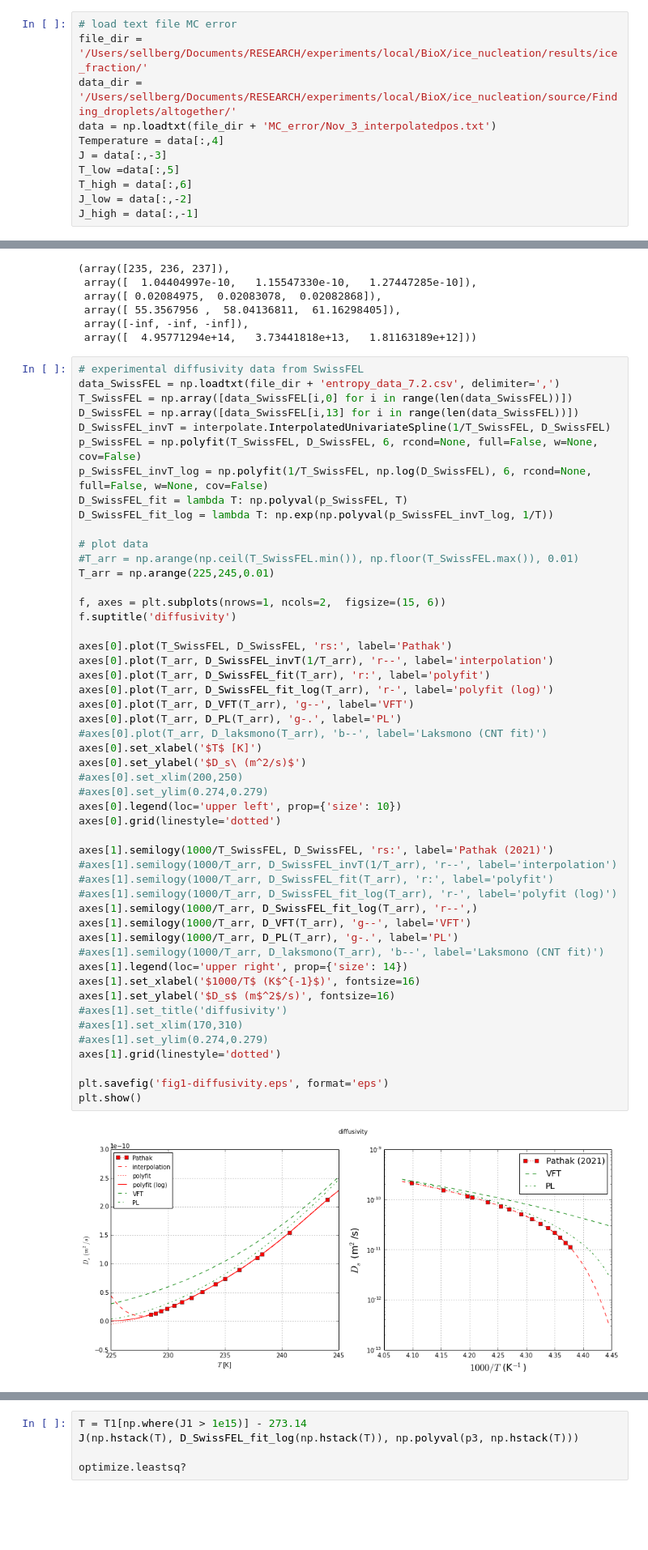
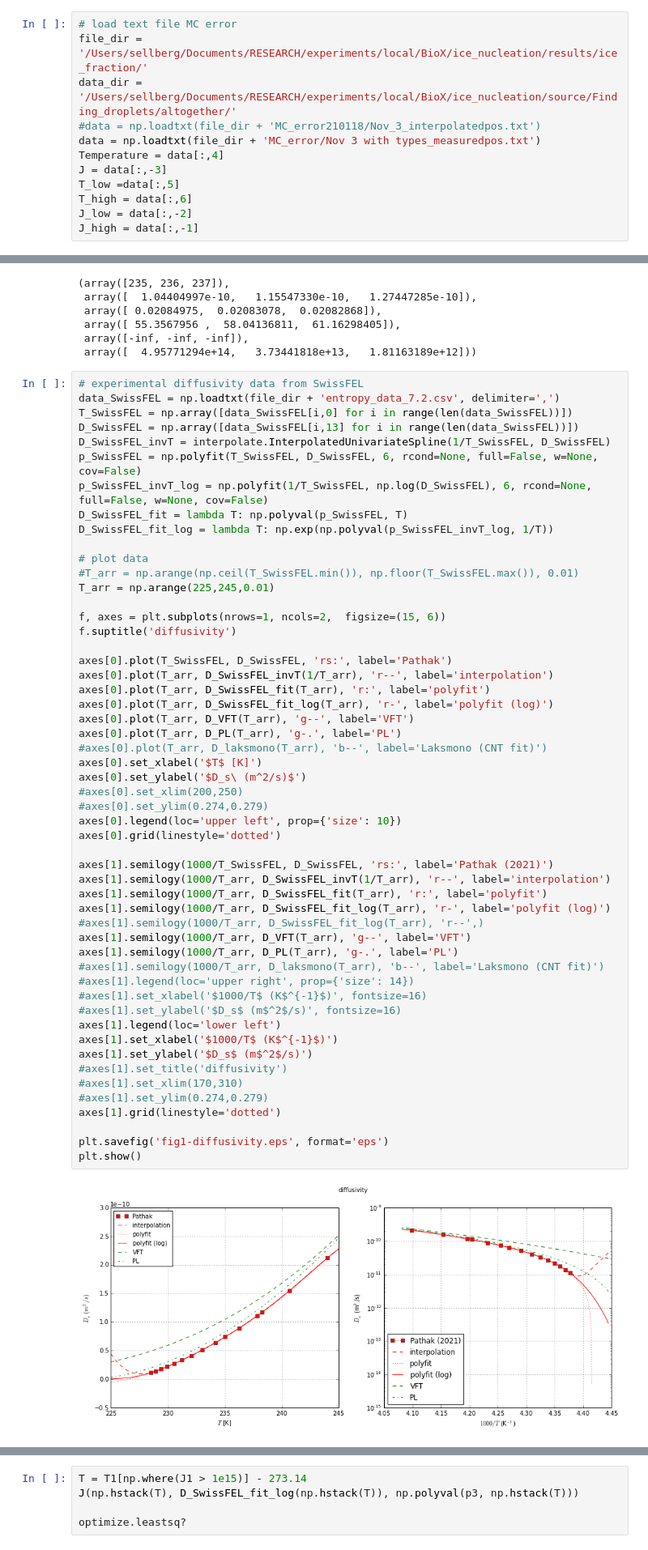
Before and after one commit to Niloo1371/Finding_droplets, a Jupyter notebook: Examples/interfacial_energy.ipynb, the cells around one changed output, grey strips where cells are left out. Shown: that part at 81% size. Saved outputs shown, nothing was run; the diff lists cells and outputs as text; blank space fills up the shorter version.

```diff
--- a/Examples/interfacial_energy.ipynb
+++ b/Examples/interfacial_energy.ipynb
@@ -16,7 +16,8 @@ warnings.filterwarnings('ignore')
 # load text file MC error
 file_dir = '/Users/sellberg/Documents/RESEARCH/experiments/local/BioX/ice_nucleation/results/ice_fraction/'
 data_dir = '/Users/sellberg/Documents/RESEARCH/experiments/local/BioX/ice_nucleation/source/Finding_droplets/altogether/'
-data = np.loadtxt(file_dir + 'MC_error/Nov_3_interpolatedpos.txt')
+#data = np.loadtxt(file_dir + 'MC_error210118/Nov_3_interpolatedpos.txt')
+data = np.loadtxt(file_dir + 'MC_error/Nov 3 with types_measuredpos.txt')
 Temperature = data[:,4]
 J = data[:,-3]
 T_low =data[:,5]
@@ -324,38 +330,41 @@ T_arr = np.arange(225,245,0.01)
 
 f, axes = plt.subplots(nrows=1, ncols=2,  figsize=(15, 6))
 f.suptitle('diffusivity')
 
 axes[0].plot(T_SwissFEL, D_SwissFEL, 'rs:', label='Pathak')
 axes[0].plot(T_arr, D_SwissFEL_invT(1/T_arr), 'r--', label='interpolation')
 axes[0].plot(T_arr, D_SwissFEL_fit(T_arr), 'r:', label='polyfit')
 axes[0].plot(T_arr, D_SwissFEL_fit_log(T_arr), 'r-', label='polyfit (log)')
 axes[0].plot(T_arr, D_VFT(T_arr), 'g--', label='VFT')
 axes[0].plot(T_arr, D_PL(T_arr), 'g-.', label='PL')
 #axes[0].plot(T_arr, D_laksmono(T_arr), 'b--', label='Laksmono (CNT fit)')
 axes[0].set_xlabel('$T$ [K]')
 axes[0].set_ylabel('$D_s\ (m^2/s)$')
 #axes[0].set_xlim(200,250)
 #axes[0].set_ylim(0.274,0.279)
 axes[0].legend(loc='upper left', prop={'size': 10})
 axes[0].grid(linestyle='dotted')
 
 axes[1].semilogy(1000/T_SwissFEL, D_SwissFEL, 'rs:', label='Pathak (2021)')
-#axes[1].semilogy(1000/T_arr, D_SwissFEL_invT(1/T_arr), 'r--', label='interpolation')
-#axes[1].semilogy(1000/T_arr, D_SwissFEL_fit(T_arr), 'r:', label='polyfit')
-#axes[1].semilogy(1000/T_arr, D_SwissFEL_fit_log(T_arr), 'r-', label='polyfit (log)')
-axes[1].semilogy(1000/T_arr, D_SwissFEL_fit_log(T_arr), 'r--',)
+axes[1].semilogy(1000/T_arr, D_SwissFEL_invT(1/T_arr), 'r--', label='interpolation')
+axes[1].semilogy(1000/T_arr, D_SwissFEL_fit(T_arr), 'r:', label='polyfit')
+axes[1].semilogy(1000/T_arr, D_SwissFEL_fit_log(T_arr), 'r-', label='polyfit (log)')
+#axes[1].semilogy(1000/T_arr, D_SwissFEL_fit_log(T_arr), 'r--',)
 axes[1].semilogy(1000/T_arr, D_VFT(T_arr), 'g--', label='VFT')
 axes[1].semilogy(1000/T_arr, D_PL(T_arr), 'g-.', label='PL')
 #axes[1].semilogy(1000/T_arr, D_laksmono(T_arr), 'b--', label='Laksmono (CNT fit)')
-axes[1].legend(loc='upper right', prop={'size': 14})
-axes[1].set_xlabel('$1000/T$ (K$^{-1}$)', fontsize=16)
-axes[1].set_ylabel('$D_s$ (m$^2$/s)', fontsize=16)
+#axes[1].legend(loc='upper right', prop={'size': 14})
+#axes[1].set_xlabel('$1000/T$ (K$^{-1}$)', fontsize=16)
+#axes[1].set_ylabel('$D_s$ (m$^2$/s)', fontsize=16)
+axes[1].legend(loc='lower left')
+axes[1].set_xlabel('$1000/T$ (K$^{-1}$)')
+axes[1].set_ylabel('$D_s$ (m$^2$/s)')
 #axes[1].set_title('diffusivity')
 #axes[1].set_xlim(170,310)
 #axes[1].set_ylim(0.274,0.279)
 axes[1].grid(linestyle='dotted')
 
 plt.savefig('fig1-diffusivity.eps', format='eps')
 plt.show()
 # %% [output]
-[figure, old version]
+[figure, new version]
```
Also changed, not shown: parts of 21 cells of this notebook.
